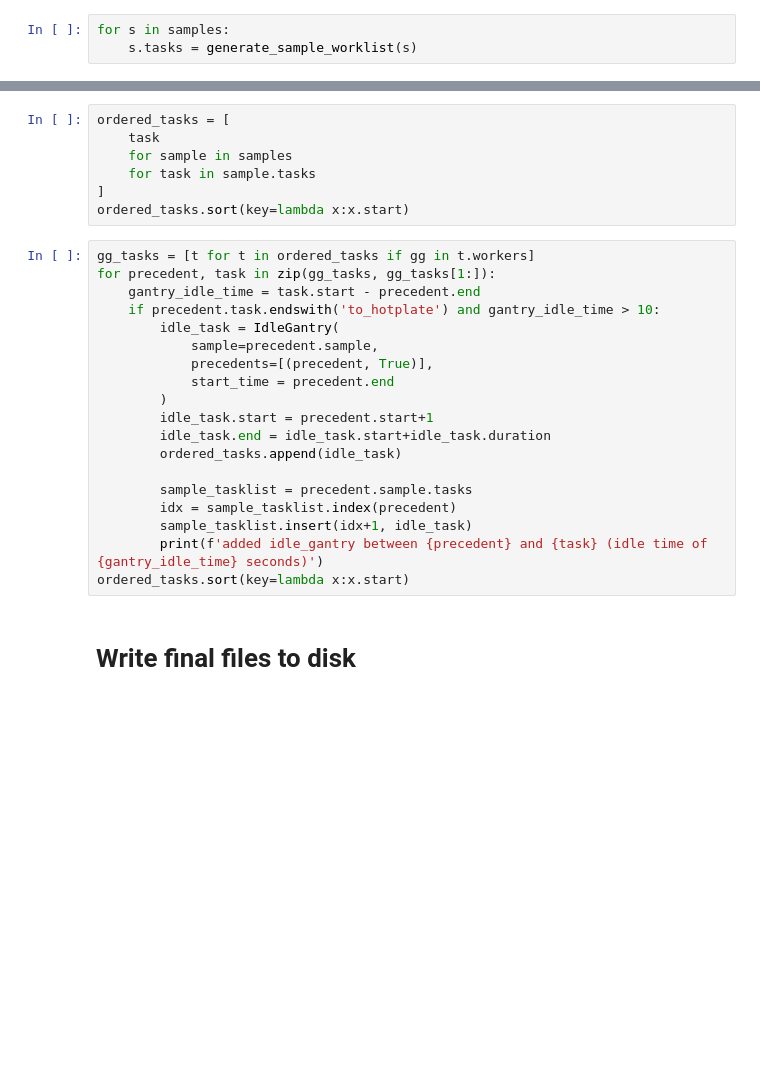
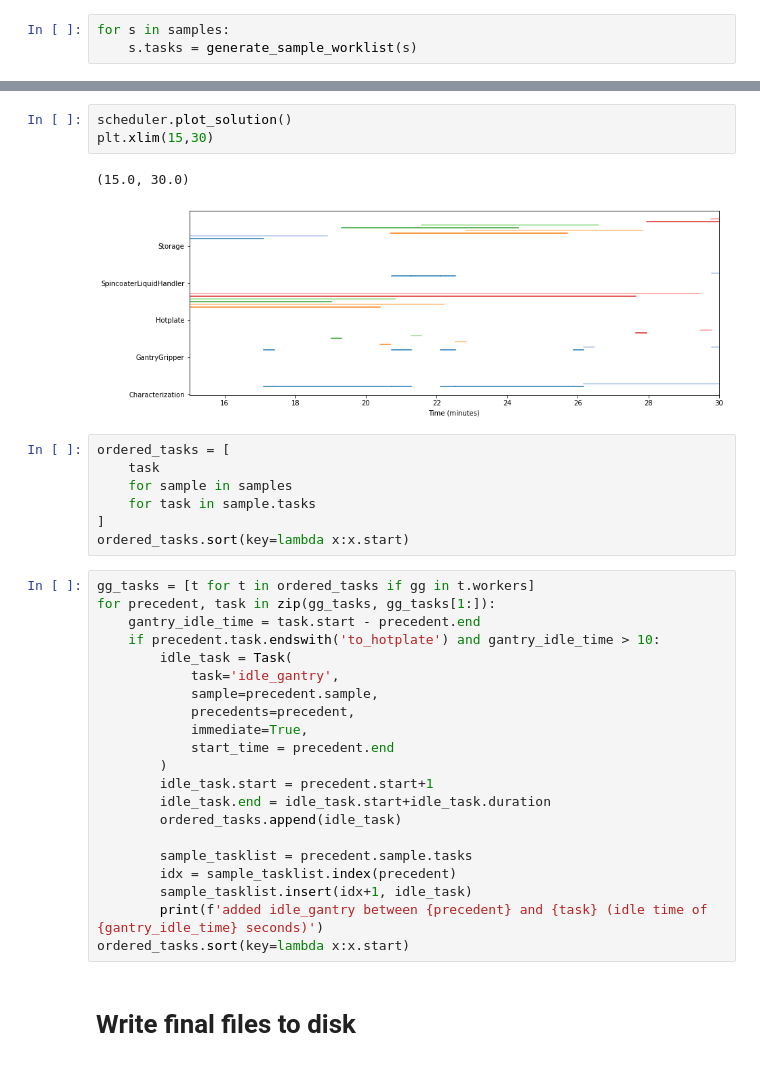
Before and after one commit to fenning-research-group/PASCAL, a Jupyter notebook: frgpascal/Examples/20210703 Planning Phase.ipynb, the cells around one changed output, grey strips where cells are left out. Saved outputs shown, nothing was run; the diff lists cells and outputs as text; blank space fills up the shorter version.

```diff
--- a/frgpascal/Examples/20210703 Planning Phase.ipynb
+++ b/frgpascal/Examples/20210703 Planning Phase.ipynb
@@ -506,3 +518,9 @@ scheduler.solve(5) #argument defines how long (s) to work on finding a solution
+# %%
+scheduler.plot_solution()
+plt.xlim(15,30)
+# %% [output]
+(15.0, 30.0)
+[figure, added]
 # %%
 ordered_tasks = [
     task
@@ -515,9 +533,11 @@ gg_tasks = [t for t in ordered_tasks if gg in t.workers]
 for precedent, task in zip(gg_tasks, gg_tasks[1:]):
     gantry_idle_time = task.start - precedent.end
     if precedent.task.endswith('to_hotplate') and gantry_idle_time > 10:
-        idle_task = IdleGantry(
+        idle_task = Task(
+            task='idle_gantry',
             sample=precedent.sample,
-            precedents=[(precedent, True)],
+            precedents=precedent,
+            immediate=True,
             start_time = precedent.end
         )
         idle_task.start = precedent.start+1
```
Also changed, not shown: parts of 9 cells of this notebook, 6 other files.
